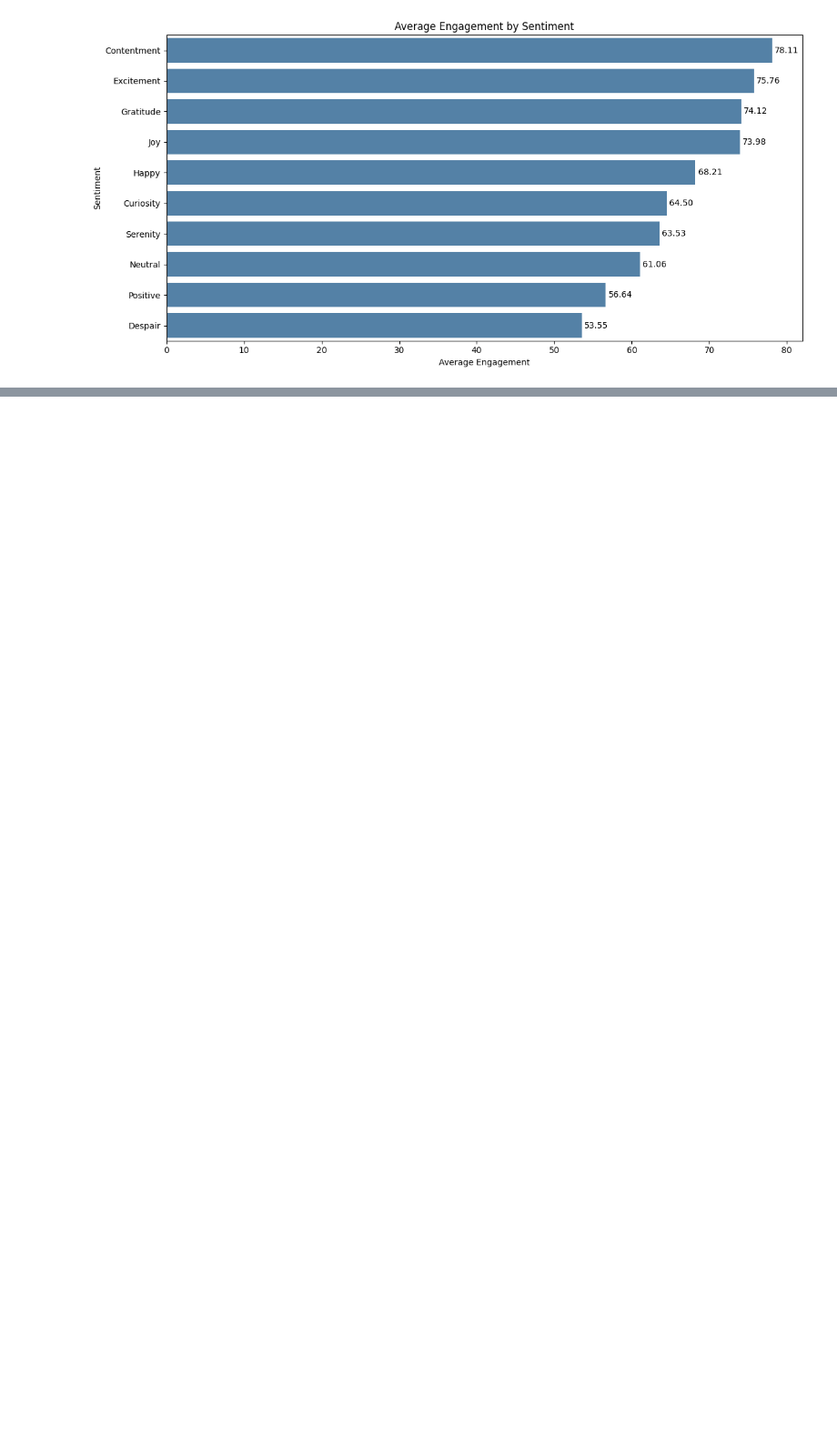
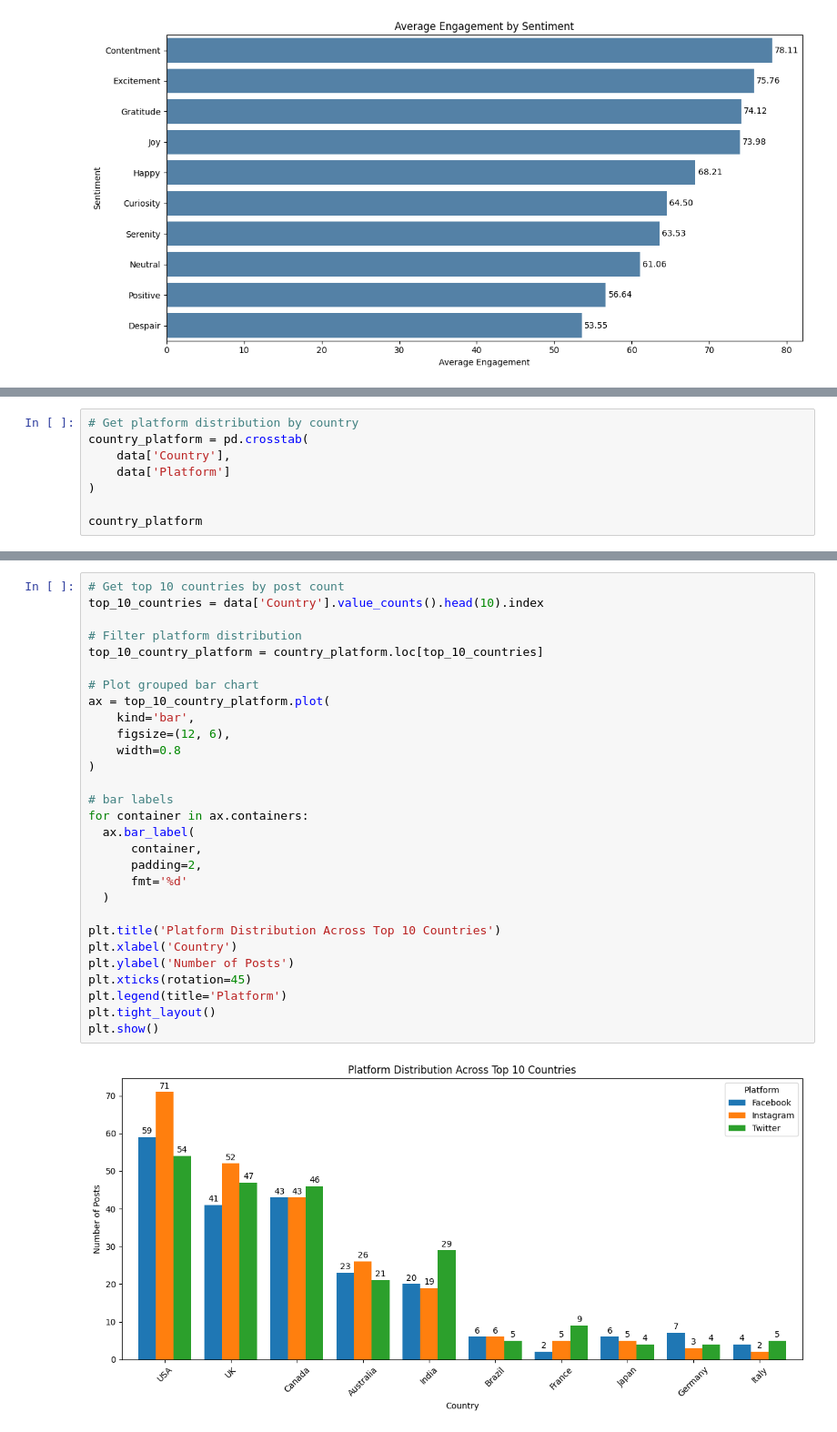
Before and after one commit to euiedavid/social-media-sentiments-analysis, a Jupyter notebook: notebook/social_media_sentiments_eda.ipynb, the cells around one changed output, grey strips where cells are left out. Shown at 91% size. Drawn from its saved outputs; the diff is of its cells as text; blank space fills up the shorter version.

```diff
--- a/notebook/social_media_sentiments_eda.ipynb
+++ b/notebook/social_media_sentiments_eda.ipynb
@@ -1262,0 +1536,8 @@ plt.show()
+# %%
+# Get platform distribution by country
+country_platform = pd.crosstab(
+    data['Country'],
+    data['Platform']
+)
+
+country_platform
@@ -1262,0 +1563,31 @@ plt.show()
+# %%
+# Get top 10 countries by post count
+top_10_countries = data['Country'].value_counts().head(10).index
+
+# Filter platform distribution
+top_10_country_platform = country_platform.loc[top_10_countries]
+
+# Plot grouped bar chart
+ax = top_10_country_platform.plot(
+    kind='bar',
+    figsize=(12, 6),
+    width=0.8
+)
+
+# bar labels
+for container in ax.containers:
+  ax.bar_label(
+      container,
+      padding=2,
+      fmt='%d'
+  )
+
+plt.title('Platform Distribution Across Top 10 Countries')
+plt.xlabel('Country')
+plt.ylabel('Number of Posts')
+plt.xticks(rotation=45)
+plt.legend(title='Platform')
+plt.tight_layout()
+plt.show()
+# %% [output]
+[figure, added]
```
Also changed, not shown: parts of 14 cells of this notebook.
